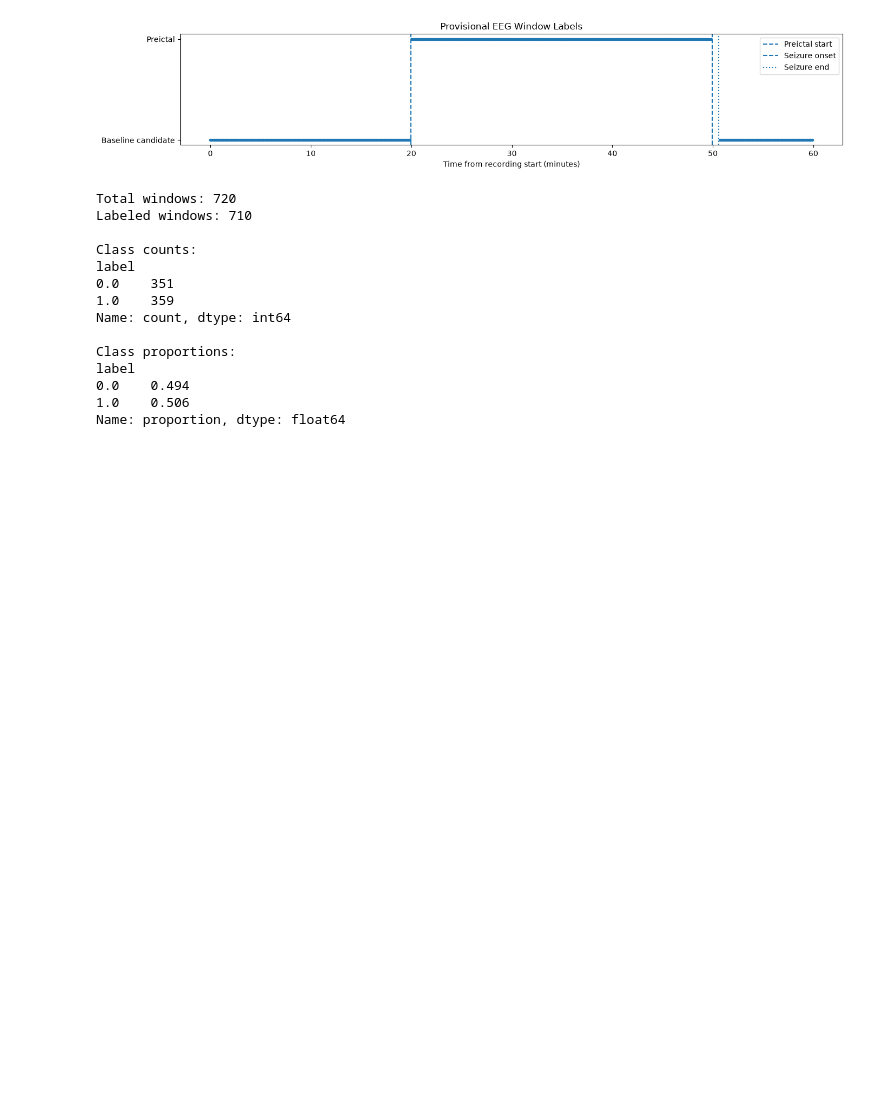
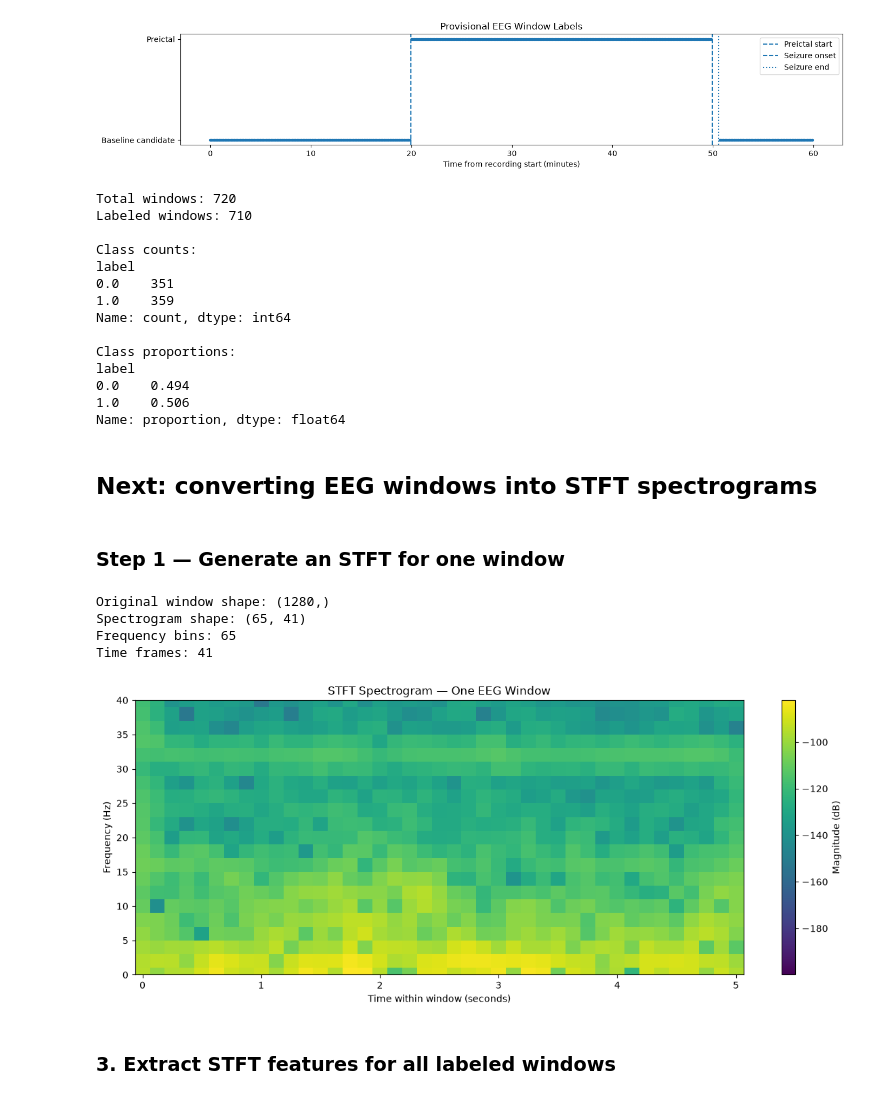
Before and after one commit to siddardha-007/visualizing-neural-storms, a Jupyter notebook: notebooks/01_loading.ipynb, the cells around one changed output. Saved outputs shown, nothing was run; the diff lists cells and outputs as text; code cells hidden in the pictures; blank space fills up the shorter version.

Commit message:
feat: converted all windows into STFT spectograms

```diff
--- a/notebooks/01_loading.ipynb
+++ b/notebooks/01_loading.ipynb
@@ -547,3 +547,59 @@ label
 0.0    0.494
 1.0    0.506
 Name: proportion, dtype: float64
+# %% [markdown]
+## Next: converting EEG windows into STFT spectrograms
+# %% [markdown]
+### Step 1 — Generate an STFT for one window
+# %%
+from scipy.signal import stft
+import numpy as np
+import matplotlib.pyplot as plt
+
+# Select one five-second window and one EEG channel
+window_index = 250
+channel_index = 0
+
+signal_window = X_windows[window_index, channel_index, :]
+
+# STFT configuration
+frequencies, times, Zxx = stft(
+    signal_window,
+    fs=sfreq,
+    nperseg=128,
+    noverlap=96
+)
+
+# Magnitude of the time-frequency representation
+spectrogram = np.abs(Zxx)
+
+print("Original window shape:", signal_window.shape)
+print("Spectrogram shape:", spectrogram.shape)
+print("Frequency bins:", len(frequencies))
+print("Time frames:", len(times))
+# %% [output]
+Original window shape: (1280,)
+Spectrogram shape: (65, 41)
+Frequency bins: 65
+Time frames: 41
+# %%
+plt.figure(figsize=(12, 5))
+
+plt.pcolormesh(
+    times,
+    frequencies,
+    20 * np.log10(spectrogram + 1e-10),
+    shading="auto"
+)
+
+plt.ylim(0, 40)
+plt.xlabel("Time within window (seconds)")
+plt.ylabel("Frequency (Hz)")
+plt.title("STFT Spectrogram — One EEG Window")
+plt.colorbar(label="Magnitude (dB)")
+plt.tight_layout()
+plt.show()
+# %% [output]
+[figure, added]
+# %% [markdown]
+### 3. Extract STFT features for all labeled windows
```
Also changed, not shown: parts of 6 cells of this notebook.
